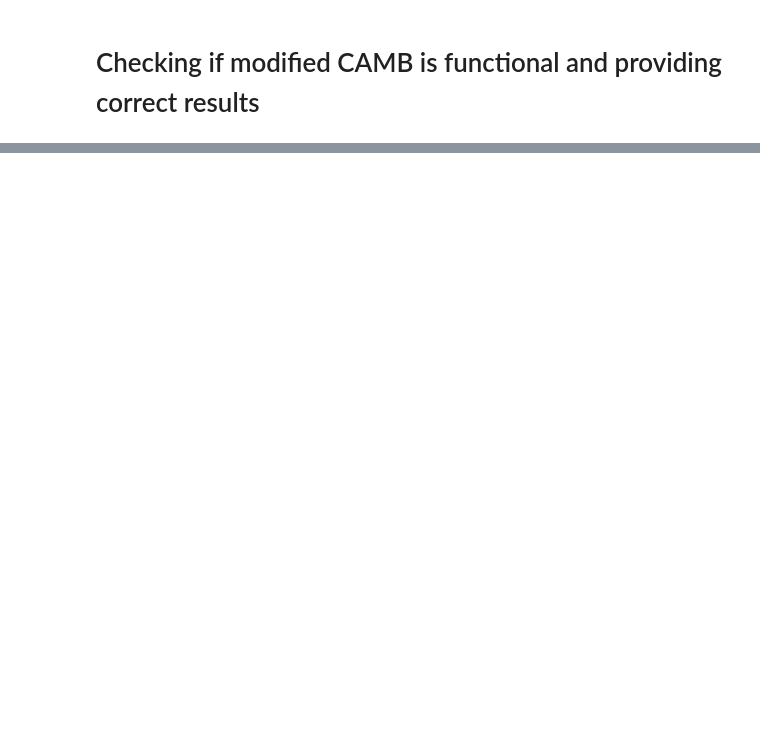
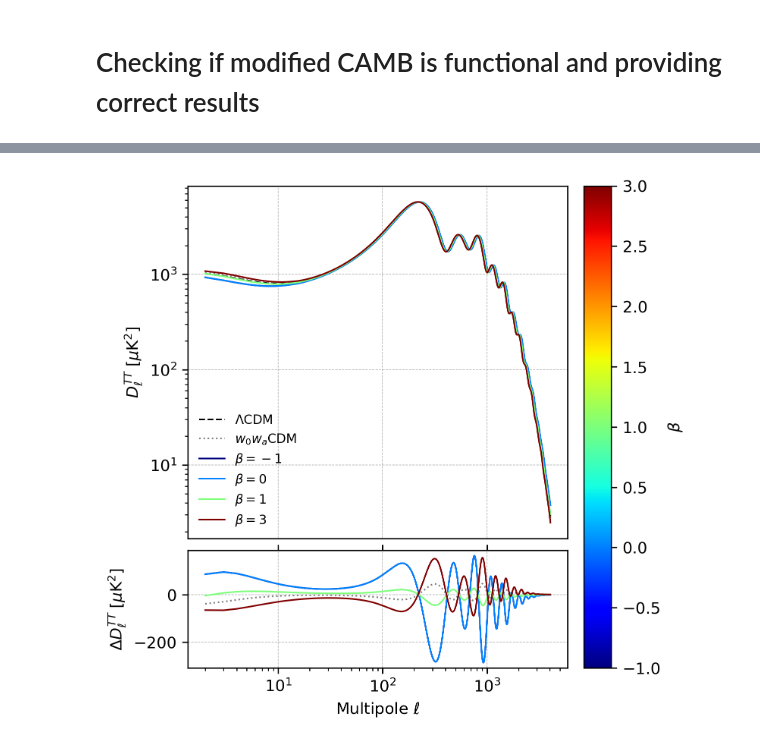
Before and after one commit to dlehdgk/CAMB_DE_beta, a Jupyter notebook: beta_test.ipynb, the cells around one changed output, grey strips where cells are left out. Drawn from its saved outputs; the diff is of its cells as text; code cells hidden in the pictures; blank space fills up the shorter version.

Commit message:
modified power spectrum plots

```diff
--- a/beta_test.ipynb
+++ b/beta_test.ipynb
@@ -39 +39,7 @@ class: <CAMBparams>
+# %%
+params.set_dark_energy(w=-0.8, wa=-1, beta_DE=-5, dark_energy_model='ppf')
+lin_results = camb.get_results(params)
+lin_cl = lin_results.get_lensed_scalar_cls(CMB_unit="muK")
+linTT = lin_cl[:,0]
+linEE = lin_cl[:,1]
 # %%
@@ -57,7 +57,6 @@ cplTT = cpl_Cl[:, 0]
 # %%
-fit_beta = lcdm_params
-fit_beta.set_dark_energy(w=-0.8, wa=-1.1, beta_DE=3, dark_energy_model="ppf")
-fit_results = camb.get_results(fit_beta)
-fit_powers = fit_results.get_cmb_power_spectra(fit_beta, CMB_unit="muK")
-fit_Cl = fit_powers["total"]
-fitTT = fit_Cl[:, 0]
+params.set_dark_energy(w=-0.8, wa=-1, beta_DE=15, dark_energy_model='ppf')
+fit_results = camb.get_results(params)
+fit_cl = fit_results.get_lensed_scalar_cls(CMB_unit="muK")
+fitTT = fit_cl[:,0]
+fitEE = fit_cl[:,1]
@@ -98,0 +63,59 @@ Text(0, 0.5, '$(C_{\\ell\\beta}^{TT} - C_{\\ell\\Lambda CDM}^{TT})/C_{\\ell\\Lam
+# %%
+# --- β values and the corresponding spectra ---------------------------
+betas      = [-1, 0, 1, 3]           # ↑ ordered so the colour scale is monotonic
+spectraTT  = [linTT, logTT, cplTT, fitTT]
+
+# --- colour map --------------------------------------------------------
+cmap = plt.cm.jet                # any perceptually-uniform map works
+norm = mpl.colors.Normalize(vmin=min(betas), vmax=max(betas))
+colours = [cmap(norm(b)) for b in betas]
+
+# --- figure ------------------------------------------------------------
+fig = plt.figure(figsize=(4.8, 5.5))        # a tad wider for the colour-bar
+gs  = fig.add_gridspec(
+        2, 2,
+        width_ratios=[25, 1.8],             # 2nd column = colour-bar
+        height_ratios=[1.5, 0.5],
+        wspace=0.08, hspace=0.05            # minimal gaps
+      )
+
+ax0  = fig.add_subplot(gs[0, 0])            # main spectra
+ax1  = fig.add_subplot(gs[1, 0], sharex=ax0)  # residuals
+cax  = fig.add_subplot(gs[:, 1])            # ← colour-bar lives here
+
+# --- (1) absolute TT spectra ------------------------------------------
+ax0.set_xscale('log')
+ax0.plot(ell[2:], lcdmTT[2:], lw=1, ls='--', color='black', label=r'$\Lambda$CDM')
+ax0.plot(ell[2:], w0waTT[2:], lw=1, ls=':', color='grey', label=r'$w_0w_a$CDM')
+for β, spec, col in zip(betas, spectraTT, colours):
+    ax0.plot(ell[2:], spec[2:], lw=1, color=col, label=rf'$\beta={β}$')
+
+ax0.set_ylabel(r'$D_{\ell}^{TT}\;[\mu\mathrm{K}^2]$')
+ax0.grid(ls='--', lw=0.4)
+ax0.set_yscale('log')
+ax0.legend(fontsize=8, frameon=False)
+
+# suppress all x tick labels & tick-marks on the top panel
+ax0.tick_params(axis='x', which='both', length=0, labelbottom=False)
+
+# --- (2) residuals -----------------------------------------------------
+ax1.set_xscale('log')
+ax1.plot(ell[2:], lcdmTT[2:] - w0waTT[2:], lw=1, ls=':', color='grey')
+for β, spec, col in zip(betas, spectraTT, colours):
+    ax1.plot(ell[2:], lcdmTT[2:] - spec[2:], lw=1, color=col)
+
+ax1.set_ylabel(r'$\Delta D_{\ell}^{TT}\;[\mu\mathrm{K}^2]$')
+ax1.set_xlabel(r'Multipole $\ell$')
+ax1.grid(ls='--', lw=0.4)
+ax1.xaxis.set_tick_params(top=True)
+
+# --- colour-bar --------------------------------------------------------
+sm = mpl.cm.ScalarMappable(norm=norm, cmap=cmap)
+sm.set_array([])                         # < MPL 3.8 compat
+cb = fig.colorbar(sm, cax=cax)
+cb.set_label(r'$\beta$')
+
+#plt.tight_layout()
+plt.show()
+# %% [output]
+[figure, added]
```
Also changed, not shown: parts of 18 cells of this notebook.
